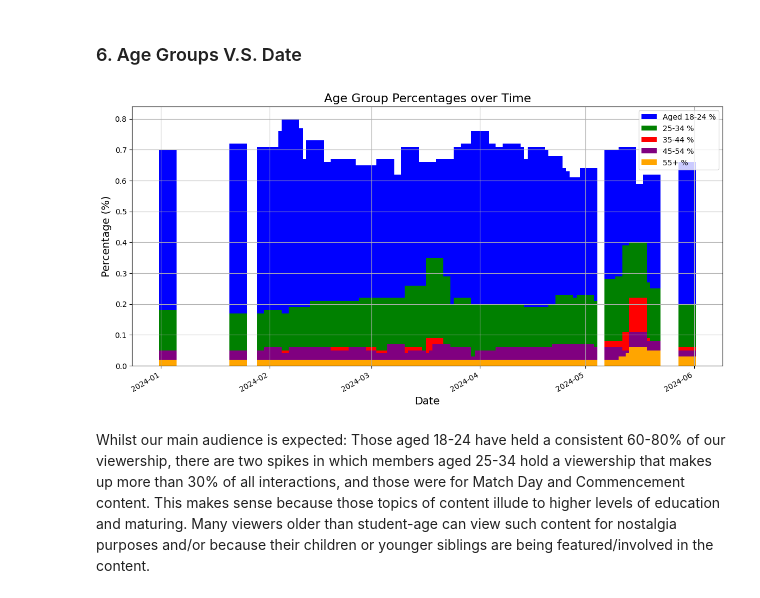
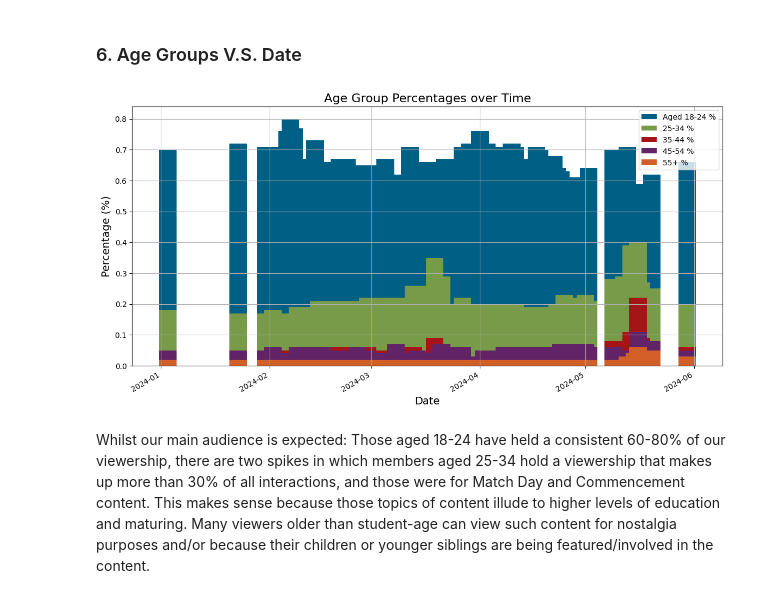
Before and after one commit to hjake22/washusocial24summerintern, a Jupyter notebook: exploringTikTokAnalytics.ipynb, the cells around one changed output. Cells and saved outputs as stored; diff of their text form; code cells hidden in the pictures.

```diff
--- a/exploringTikTokAnalytics.ipynb
+++ b/exploringTikTokAnalytics.ipynb
@@ -892,39 +892,39 @@ The discoveries here are interesting. The average percent of the video watch doe
 # Set the figure size
 plt.figure(figsize=(14, 7))
 
 bar_width = 5
 
 # Plot 'Aged 18-24 %' vs 'Date'
-plt.bar(df['Date'], df['Aged 18-24 %'], width=bar_width, color='blue', label='Aged 18-24 %')
+plt.bar(df['Date'], df['Aged 18-24 %'], width=bar_width, color='#005f85', label='Aged 18-24 %')
 
 # Plot '25-34 %' vs 'Date'
-plt.bar(df['Date'], df['25-34 %'], width=bar_width, color='green', label='25-34 %')
+plt.bar(df['Date'], df['25-34 %'], width=bar_width, color='#789b4a', label='25-34 %')
 
 # Plot '35-44 %' vs 'Date'
-plt.bar(df['Date'], df['35-44 % '], width=bar_width, color='red', label='35-44 %')
+plt.bar(df['Date'], df['35-44 % '], width=bar_width, color='#A51417', label='35-44 %')
 
 # Plot '45-54 %' vs 'Date'
-plt.bar(df['Date'], df['45-54 %'], width=bar_width, color='purple', label='45-54 %')
+plt.bar(df['Date'], df['45-54 %'], width=bar_width, color='#622466', label='45-54 %')
 
 # Plot '55+ %' vs 'Date'
-plt.bar(df['Date'], df['55+ %'], width=bar_width, color='orange', label='55+ %')
+plt.bar(df['Date'], df['55+ %'], width=bar_width, color='#d15f27', label='55+ %')
 
 # Formatting
 plt.title('Age Group Percentages over Time', fontsize=16)
 plt.xlabel('Date', fontsize=14)
 plt.ylabel('Percentage (%)', fontsize=14)
 plt.grid(True)
 
 # Add legend
 plt.legend()
 
 # Rotate date labels for better readability
 plt.gcf().autofmt_xdate()
 
 # Show plot
 plt.show()
 # %% [output]
-[figure, old version]
+[figure, new version]
 # %% [markdown]
 Whilst our main audience is expected: Those aged 18-24 have held a consistent 60-80% of our viewership, there are two spikes in which members aged 25-34 hold a viewership that makes up more than 30% of all interactions, and those were for Match Day and Commencement content. This makes sense because those topics of content illude to higher levels of education and maturing. Many viewers older than student-age can view such content for nostalgia purposes and/or because their children or younger siblings are being featured/involved in the content.
 # %% [markdown]
```
Also changed, not shown: parts of 3 cells of this notebook.
